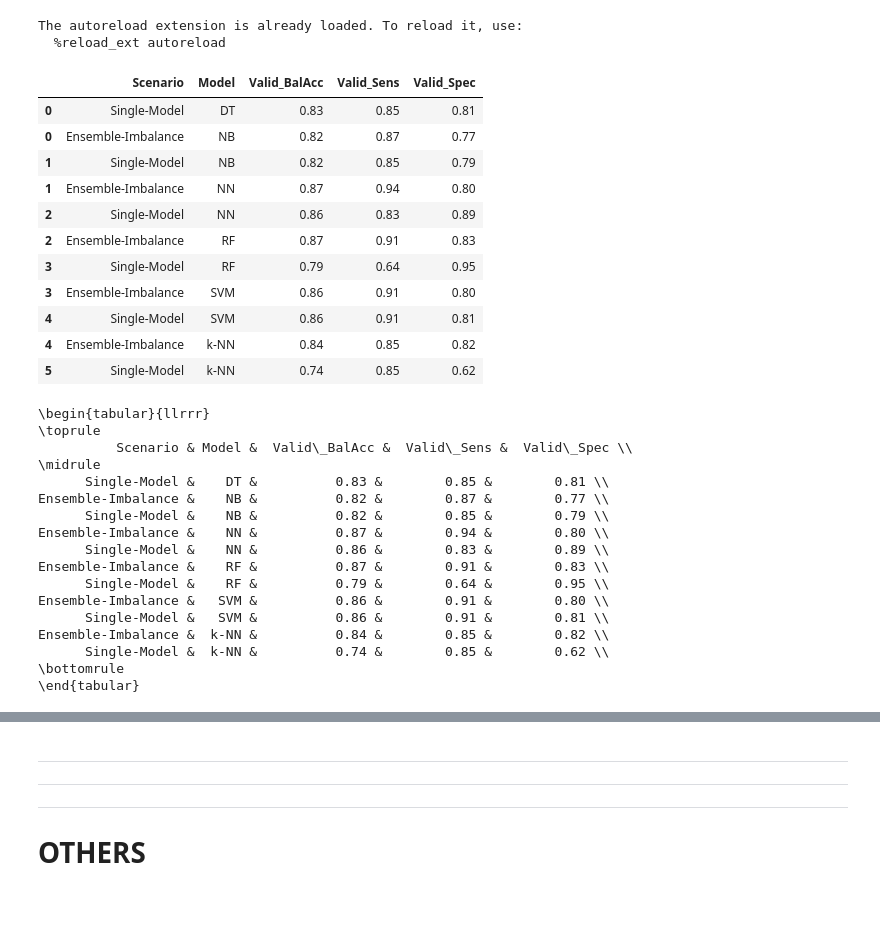
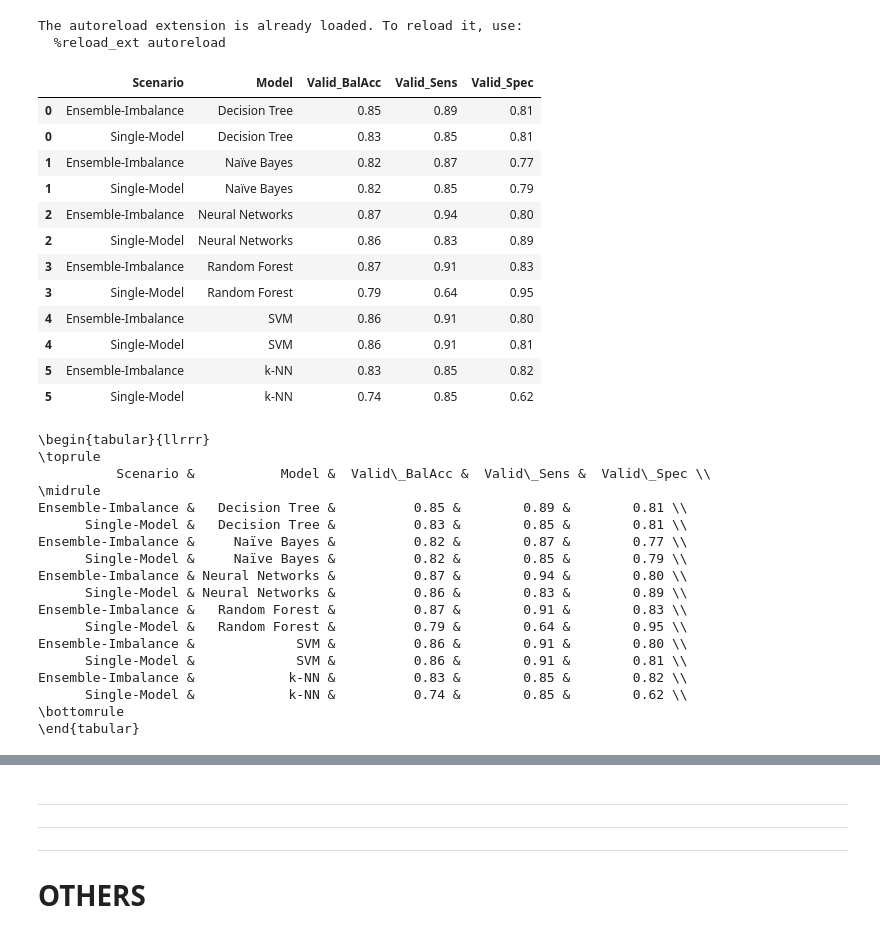
Before and after one commit to fabianopapaiz/als_prognosis_using_ensemble_imbalance, a Jupyter notebook: 05_Train_Validate_Models/05.40.1 - Compare the performances of both scenarios.ipynb, the cells around one changed output, grey strips where cells are left out. Cells and saved outputs as stored; diff of their text form; code cells hidden in the pictures; blank space fills up the shorter version.

```diff
--- a/05_Train_Validate_Models/05.40.1 - Compare the performances of both scenarios.ipynb
+++ b/05_Train_Validate_Models/05.40.1 - Compare the performances of both scenarios.ipynb
@@ -61,59 +61,64 @@ df_single = df.loc[(df.Scenario=='Single-Model')].copy()
 # df_single['Scenario_Model'] = df_single.Model
 df_single = df_single[cols_of_interest]
 df_single.sort_values(by=cols_of_interest, ascending=False, inplace=True)
 
 df_ensimb = df.loc[(df.Scenario=='Ensemble-Imbalance')].copy()
 df_ensimb['Model'] = df_ensimb.Estimator #.apply(lambda x: f'*{x}')
 df_ensimb = df_ensimb[cols_of_interest]
 df_ensimb.sort_values(by=cols_of_interest, ascending=False, inplace=True)
 
 df_single = df_single.groupby(by=['Scenario', 'Model']).first().reset_index()
 df_ensimb = df_ensimb.groupby(by=['Scenario', 'Model']).first().reset_index()
 
 
 # display(df_single.head(50))
 # display(df_ensimb.head(50))
 
 df_all_models = pd.concat([df_single, df_ensimb])
+df_all_models.Model = df_all_models.Model.apply(lambda x: utils_exec_models.get_model_description(x))
+
 df_plot = df_all_models.sort_values(by=['Scenario'], ascending=True)
 df_plot
 
 df_all_models.sort_values(by=['Model', 'Scenario', 'Valid_BalAcc'], ascending=True, inplace=True)
 display(df_all_models)
 
+
 print(df_all_models.to_latex(
     index=False,
 #         formatters={"name": str.upper},
     float_format="{:.2f}".format,
 ))
 # %% [output]
 |  | Scenario | Model | Valid_BalAcc | Valid_Sens | Valid_Spec |
-| 0 | Single-Model | DT | 0.83 | 0.85 | 0.81 |
-| 0 | Ensemble-Imbalance | NB | 0.82 | 0.87 | 0.77 |
-| 1 | Single-Model | NB | 0.82 | 0.85 | 0.79 |
-| 1 | Ensemble-Imbalance | NN | 0.87 | 0.94 | 0.80 |
-| 2 | Single-Model | NN | 0.86 | 0.83 | 0.89 |
-| 2 | Ensemble-Imbalance | RF | 0.87 | 0.91 | 0.83 |
-| 3 | Single-Model | RF | 0.79 | 0.64 | 0.95 |
-| 3 | Ensemble-Imbalance | SVM | 0.86 | 0.91 | 0.80 |
+| 0 | Ensemble-Imbalance | Decision Tree | 0.85 | 0.89 | 0.81 |
+| 0 | Single-Model | Decision Tree | 0.83 | 0.85 | 0.81 |
+| 1 | Ensemble-Imbalance | Naïve Bayes | 0.82 | 0.87 | 0.77 |
+| 1 | Single-Model | Naïve Bayes | 0.82 | 0.85 | 0.79 |
+| 2 | Ensemble-Imbalance | Neural Networks | 0.87 | 0.94 | 0.80 |
+| 2 | Single-Model | Neural Networks | 0.86 | 0.83 | 0.89 |
+| 3 | Ensemble-Imbalance | Random Forest | 0.87 | 0.91 | 0.83 |
+| 3 | Single-Model | Random Forest | 0.79 | 0.64 | 0.95 |
+| 4 | Ensemble-Imbalance | SVM | 0.86 | 0.91 | 0.80 |
 | 4 | Single-Model | SVM | 0.86 | 0.91 | 0.81 |
-| 4 | Ensemble-Imbalance | k-NN | 0.84 | 0.85 | 0.82 |
+| 5 | Ensemble-Imbalance | k-NN | 0.83 | 0.85 | 0.82 |
 | 5 | Single-Model | k-NN | 0.74 | 0.85 | 0.62 |
 \begin{tabular}{llrrr}
 \toprule
-          Scenario & Model &  Valid\_BalAcc &  Valid\_Sens &  Valid\_Spec \\
+          Scenario &           Model &  Valid\_BalAcc &  Valid\_Sens &  Valid\_Spec \\
 \midrule
-      Single-Model &    DT &          0.83 &        0.85 &        0.81 \\
-Ensemble-Imbalance &    NB &          0.82 &        0.87 &        0.77 \\
-      Single-Model &    NB &          0.82 &        0.85 &        0.79 \\
-Ensemble-Imbalance &    NN &          0.87 &        0.94 &        0.80 \\
-      Single-Model &    NN &          0.86 &        0.83 &        0.89 \\
-Ensemble-Imbalance &    RF &          0.87 &        0.91 &        0.83 \\
-      Single-Model &    RF &          0.79 &        0.64 &        0.95 \\
-Ensemble-Imbalance &   SVM &          0.86 &        0.91 &        0.80 \\
-      Single-Model &   SVM &          0.86 &        0.91 &        0.81 \\
-Ensemble-Imbalance &  k-NN &          0.84 &        0.85 &        0.82 \\
-      Single-Model &  k-NN &          0.74 &        0.85 &        0.62 \\
+Ensemble-Imbalance &   Decision Tree &          0.85 &        0.89 &        0.81 \\
+      Single-Model &   Decision Tree &          0.83 &        0.85 &        0.81 \\
+Ensemble-Imbalance &     Naïve Bayes &          0.82 &        0.87 &        0.77 \\
+      Single-Model &     Naïve Bayes &          0.82 &        0.85 &        0.79 \\
+Ensemble-Imbalance & Neural Networks &          0.87 &        0.94 &        0.80 \\
+      Single-Model & Neural Networks &          0.86 &        0.83 &        0.89 \\
+Ensemble-Imbalance &   Random Forest &          0.87 &        0.91 &        0.83 \\
+      Single-Model &   Random Forest &          0.79 &        0.64 &        0.95 \\
+Ensemble-Imbalance &             SVM &          0.86 &        0.91 &        0.80 \\
+      Single-Model &             SVM &          0.86 &        0.91 &        0.81 \\
+Ensemble-Imbalance &            k-NN &          0.83 &        0.85 &        0.82 \\
+      Single-Model &            k-NN &          0.74 &        0.85 &        0.62 \\
 \bottomrule
 \end{tabular}
 # %%
```
Also changed, not shown: parts of 1 cell of this notebook.
